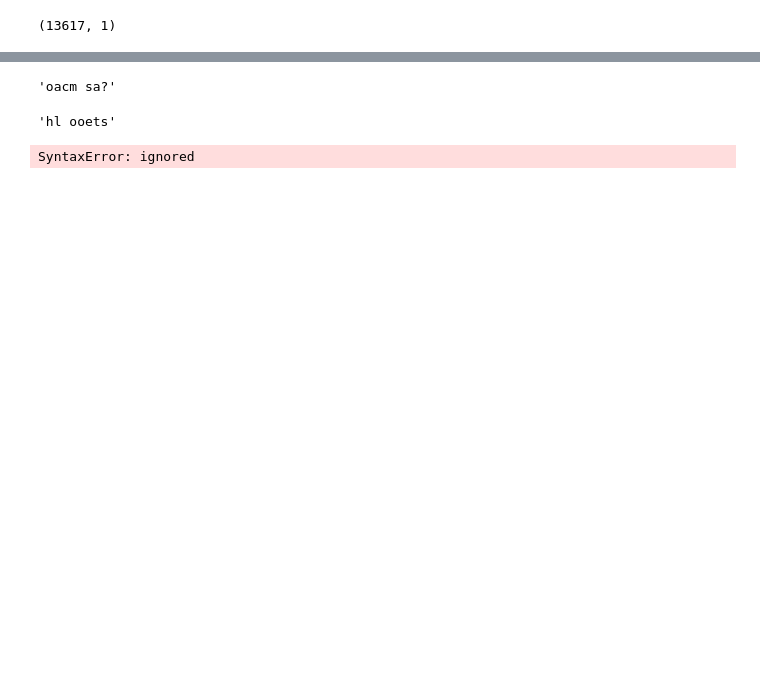
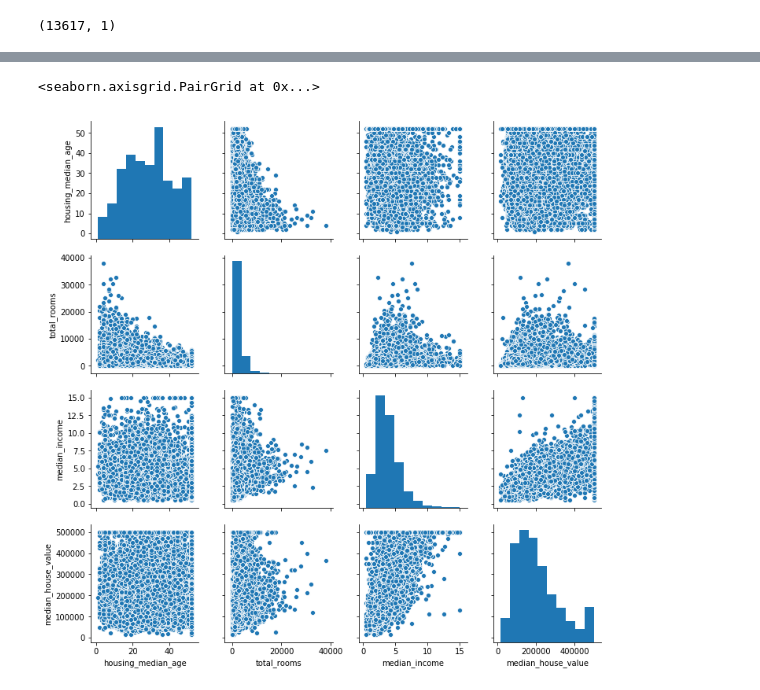
Before and after one commit to gerardopdm/ml-ejemplos, a Jupyter notebook: Casas_California.ipynb, the cells around one changed output, grey strips where cells are left out. Drawn from its saved outputs; the diff is of its cells as text; code cells hidden in the pictures; blank space fills up the shorter version.

```diff
--- a/Casas_California.ipynb
+++ b/Casas_California.ipynb
@@ -83,12 +104,5 @@ s1="hola como estas?"
-# %%
-s1[1:][::2]
-# %% [output]
-'oacm sa?'
-# %%
-s1[::2]
-# %% [output]
-'hl ooets'
-# %%
-df3=pd.read
-# %% [output]
-SyntaxError: ignored
+# %%
+sns.pairplot(data1[["housing_median_age","total_rooms","median_income","median_house_value"]])
+# %% [output]
+<seaborn.axisgrid.PairGrid at 0x...>
+[figure, added]
```
Also changed, not shown: parts of 20 cells of this notebook.
